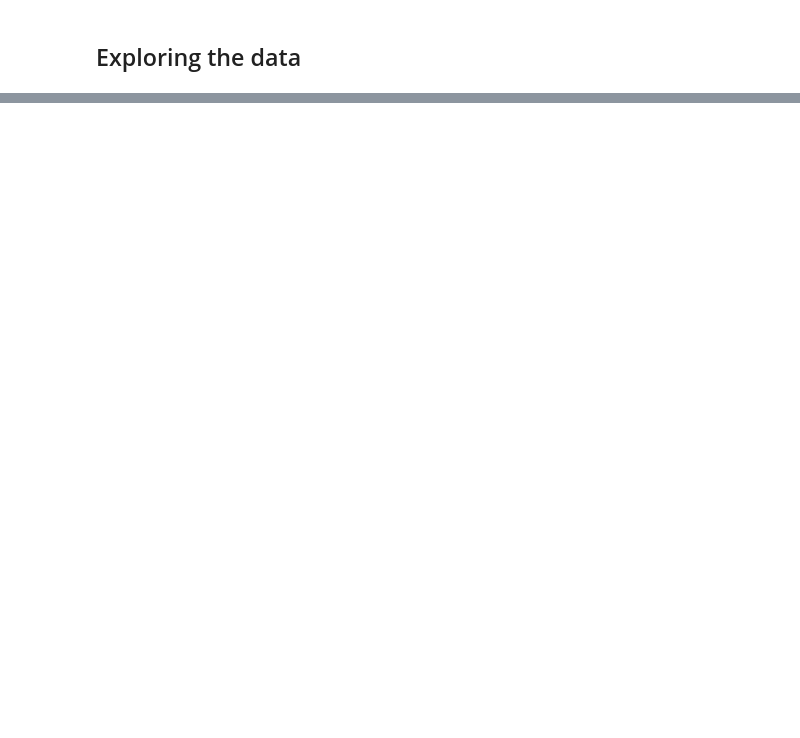
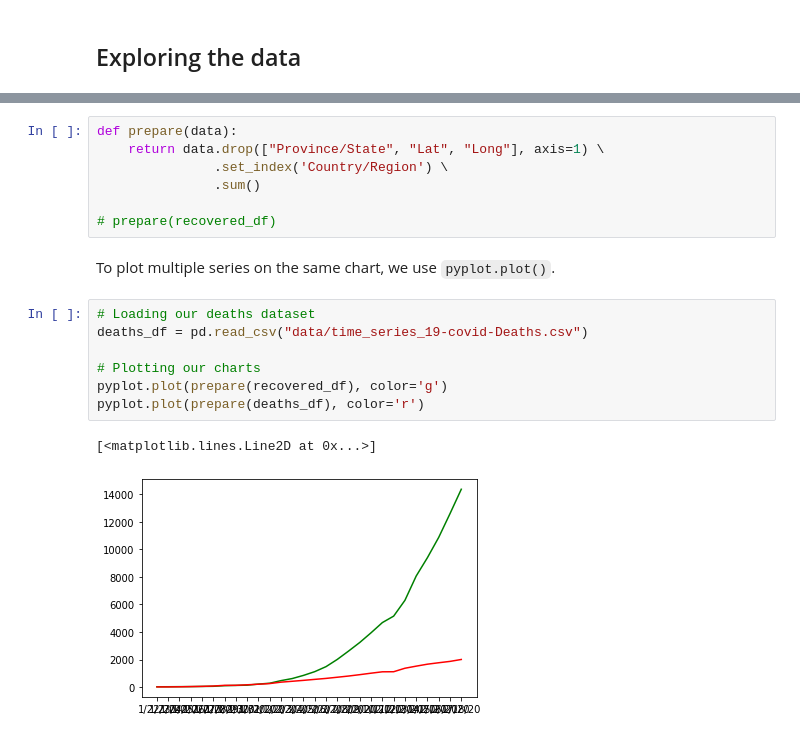
Before and after one commit to trouni/workshop-data-analysis, a Jupyter notebook: data_analysis_workshop.ipynb, the cells around one changed output, grey strips where cells are left out. Drawn from its saved outputs; the diff is of its cells as text; blank space fills up the shorter version.

```diff
--- a/data_analysis_workshop.ipynb
+++ b/data_analysis_workshop.ipynb
@@ -176,0 +641,19 @@ plt.plot(preprocess(deaths_df), color='r')
+# %%
+def prepare(data):
+    return data.drop(["Province/State", "Lat", "Long"], axis=1) \
+               .set_index('Country/Region') \
+               .sum()
+
+# prepare(recovered_df)
+# %% [markdown]
+To plot multiple series on the same chart, we use `pyplot.plot()`.
+# %%
+# Loading our deaths dataset
+deaths_df = pd.read_csv("data/time_series_19-covid-Deaths.csv")
+
+# Plotting our charts
+pyplot.plot(prepare(recovered_df), color='g')
+pyplot.plot(prepare(deaths_df), color='r')
+# %% [output]
+[<matplotlib.lines.Line2D at 0x...>]
+[figure, added]
```
Also changed, not shown: parts of 83 cells of this notebook, 4 other files.
